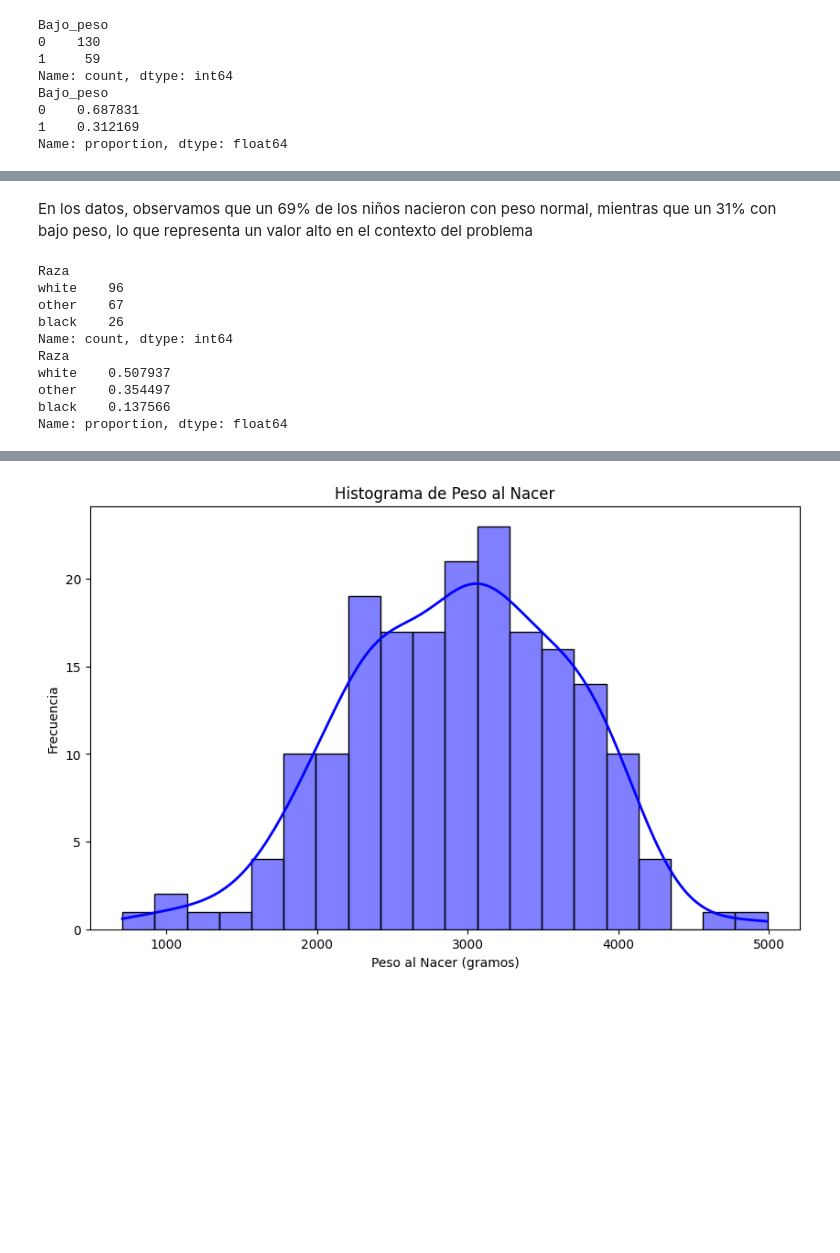
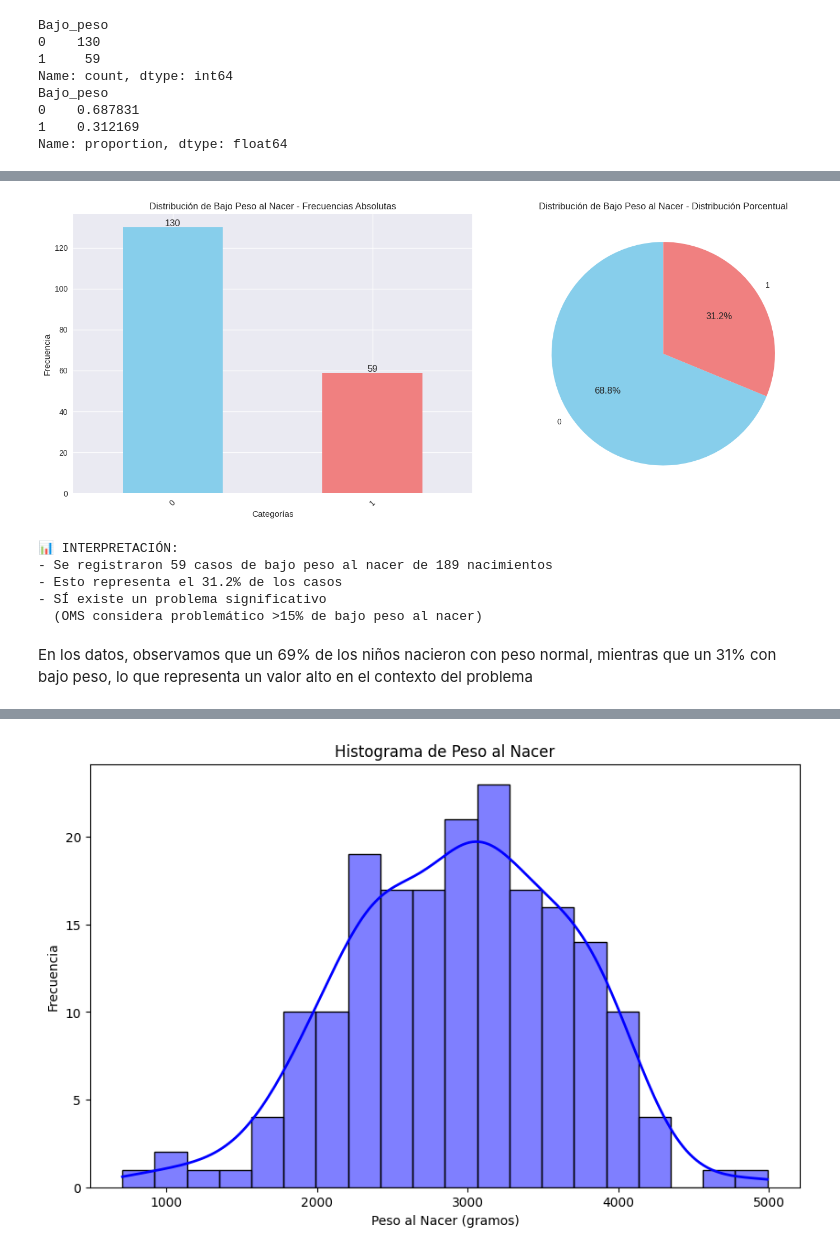
Before and after one commit to profedaniel86/Clase_Estadistica, a Jupyter notebook: Practica R/Clase_Estadistica_Aplicada_I.ipynb, the cells around one changed output, grey strips where cells are left out. Cells and saved outputs as stored; diff of their text form; code cells hidden in the pictures; blank space fills up the shorter version.

```diff
--- a/Practica R/Clase_Estadistica_Aplicada_I.ipynb
+++ b/Practica R/Clase_Estadistica_Aplicada_I.ipynb
@@ -147,0 +355,38 @@ dtype: int64
+# %%
+def crear_graficos_frecuencia(variable, titulo, tipo='bar'):
+    """
+    Crea gráficos de frecuencia para variables categóricas.
+
+    Parameters:
+        variable (pd.Series): Variable a graficar
+        titulo (str): Título del gráfico
+        tipo (str): Tipo de gráfico ('bar', 'pie')
+    """
+
+    fig, (ax1, ax2) = plt.subplots(1, 2, figsize=(15, 6))
+
+    # Gráfico de barras
+    freq = variable.value_counts()
+    freq.plot(kind='bar', ax=ax1, color=['skyblue', 'lightcoral'])
+    ax1.set_title(f'{titulo} - Frecuencias Absolutas')
+    ax1.set_xlabel('Categorías')
+    ax1.set_ylabel('Frecuencia')
+    ax1.tick_params(axis='x', rotation=45)
+
+    # Agregar valores en las barras
+    for i, v in enumerate(freq.values):
+        ax1.text(i, v + 0.5, str(v), ha='center')
+
+    # Gráfico de pastel
+    freq.plot(kind='pie', ax=ax2, autopct='%1.1f%%', startangle=90,
+              colors=['skyblue', 'lightcoral'])
+    ax2.set_title(f'{titulo} - Distribución Porcentual')
+    ax2.set_ylabel('')
+
+    plt.tight_layout()
+    plt.show()
+# %%
+# Crear gráficos para bajo peso
+crear_graficos_frecuencia(df['Bajo_peso'], 'Distribución de Bajo Peso al Nacer')
+# %% [output]
+[figure, added]
@@ -148,18 +398,16 @@ dtype: int64
+# %%
+print(f"""
+📊 INTERPRETACIÓN:
+- Se registraron {casos_bajo_peso} casos de bajo peso al nacer de {total_casos} nacimientos
+- Esto representa el {porcentaje_problema:.1f}% de los casos
+- {'SÍ existe un problema significativo' if porcentaje_problema > 15 else 'El problema es moderado'}
+  (OMS considera problemático >15% de bajo peso al nacer)
+""")
+# %% [output]
+📊 INTERPRETACIÓN:
+- Se registraron 59 casos de bajo peso al nacer de 189 nacimientos
+- Esto representa el 31.2% de los casos
+- SÍ existe un problema significativo
+  (OMS considera problemático >15% de bajo peso al nacer)
 # %% [markdown]
 En los datos, observamos que un 69% de los niños nacieron con peso normal, mientras que un 31% con bajo peso, lo que representa un valor alto en el contexto del problema
-# %%
-#                        Python                       #
-
-print(datos_p['Raza'].value_counts())
-print(datos_p['Raza'].value_counts(1))
-# %% [output]
-Raza
-white    96
-other    67
-black    26
-Name: count, dtype: int64
-Raza
-white    0.507937
-other    0.354497
-black    0.137566
-Name: proportion, dtype: float64
```
Also changed, not shown: parts of 56 cells of this notebook.
